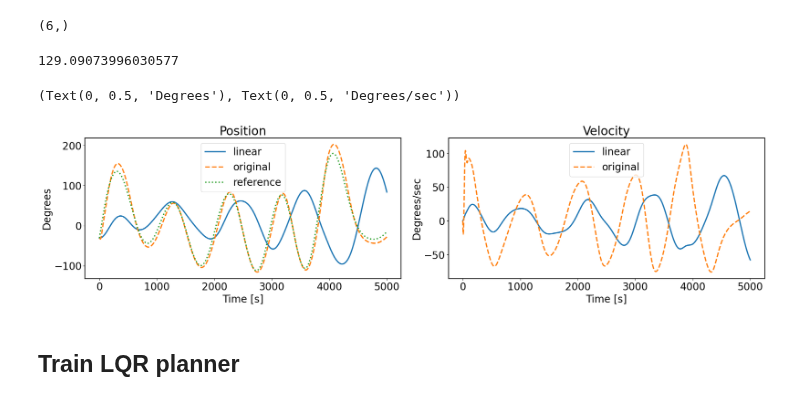
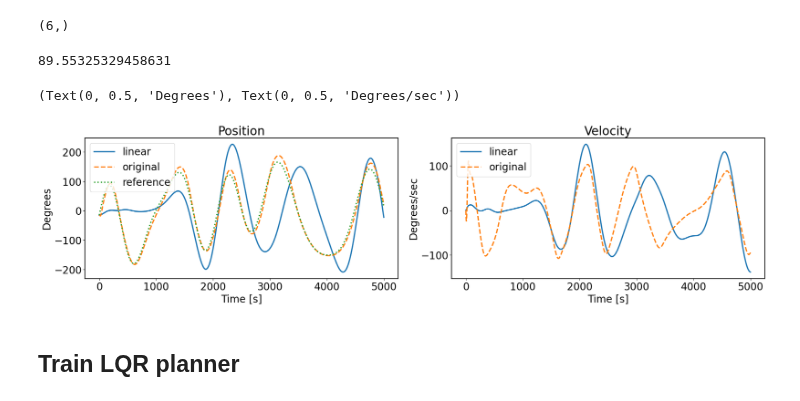
Before and after one commit to CedricFont/Subspace-learning-for-robot-application, a Jupyter notebook: LQR simulation/10_SLFC.ipynb, the cells around one changed output. Saved outputs shown, nothing was run; the diff lists cells and outputs as text; code cells hidden in the pictures.

```diff
--- a/LQR simulation/10_SLFC.ipynb
+++ b/LQR simulation/10_SLFC.ipynb
@@ -33,8 +30,8 @@ N = 5000
 dt = 1e-2
 pi = np.pi
 nb_parts = 100
-n_training = 5
-n_testing = 5
+n_training = 6
+n_testing = 3
 n_folds = n_training + n_testing
 ###############################
 phi = rnd.uniform(low=-pi, high=pi, size=nb_parts)
@@ -184,28 +197,27 @@ lg.norm(np.empty(shape=[1,6]),axis=0).shape
 # %% [output]
 (6,)
 # %%
-traj = 1
+traj = 2
 model = SLFC(pend.X[traj,:,:], pend.U[traj,:])
-model.delayEmbeddings(nx=1,nu=0,d=220)
+model.delayEmbeddings(nx=4,nu=1,d=230)
 model.EDMD()
 model.Simulate(pend.X[traj,:,:], pend.U[traj,:])
-model.trajLoss(pend.X[traj,:,:],model.X_sim)
 
 print(model.RMSE(model.X_sim,pend.X[traj,:,:]))
 
 plt.rcParams['font.size'] = 20
 fig, ax = plt.subplots(ncols=2,
                        constrained_layout = True, figsize=(20,5))
 ax[0].plot(pend.T,rad2deg(model.X_sim[0,:]),label='linear'), ax[1].plot(pend.T,rad2deg(model.X_sim[1,:]),label='linear')
 ax[0].plot(pend.T,rad2deg(pend.X[traj,0,:]),label='original',linestyle='dashed'), ax[1].plot(pend.T,rad2deg(pend.X[traj,1,:]),label='original',linestyle='dashed')
 ax[0].plot(pend.T,rad2deg(np.array(pend.ref[traj,:])),linestyle='dotted',label='reference'), ax[0].legend(), ax[1].legend()
 ax[0].set_title('Position'), ax[1].set_title('Velocity')
 ax[0].set_xlabel('Time [s]'), ax[1].set_xlabel('Time [s]')
 ax[0].set_ylabel('Degrees'), ax[1].set_ylabel('Degrees/sec')
 # %% [output]
-129.09073996030577
+89.55325329458631
 (Text(0, 0.5, 'Degrees'), Text(0, 0.5, 'Degrees/sec'))
-[figure, old version]
+[figure, new version]
 # %% [markdown]
 ## Train LQR planner
 # %%
```
Also changed, not shown: parts of 3 cells of this notebook, 3 other files.
